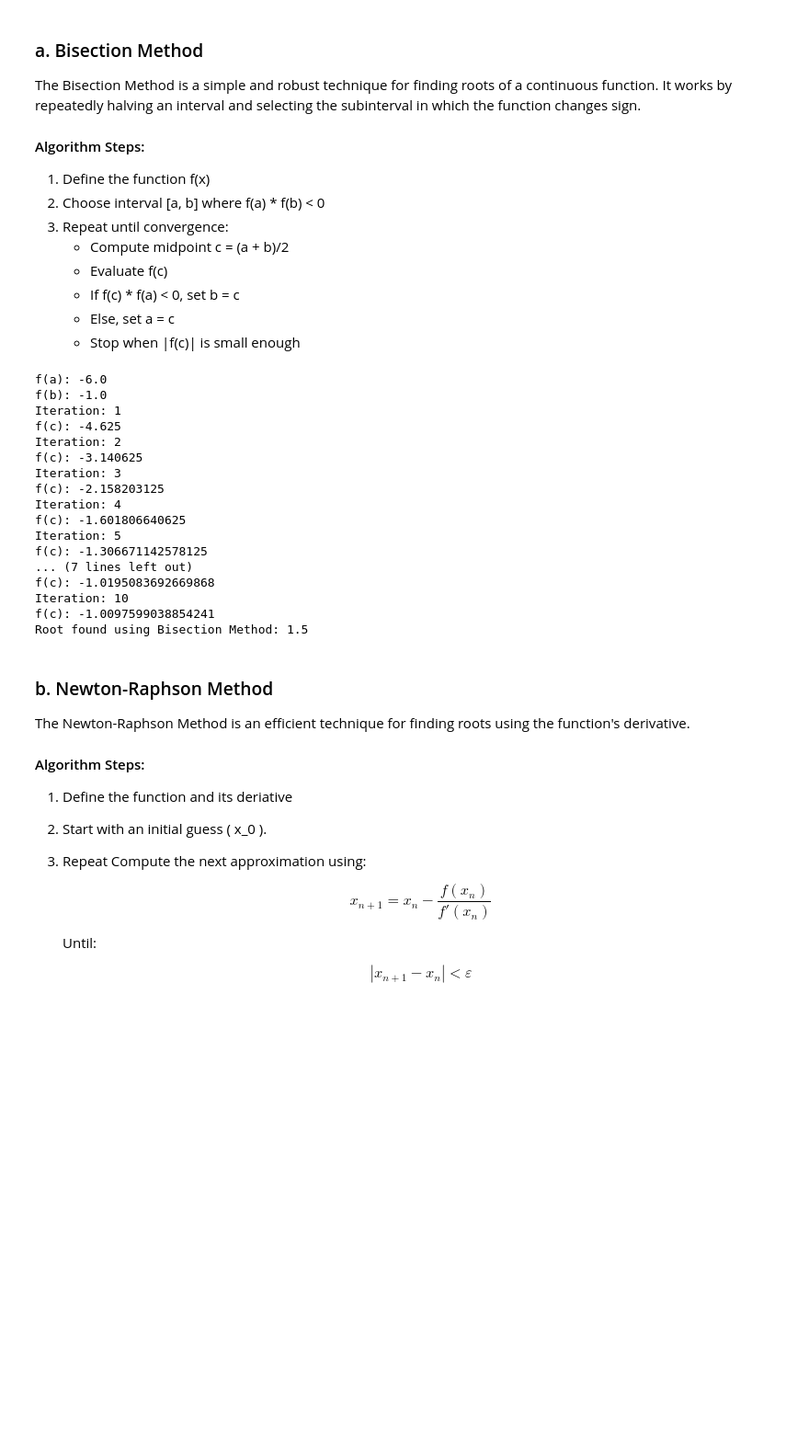
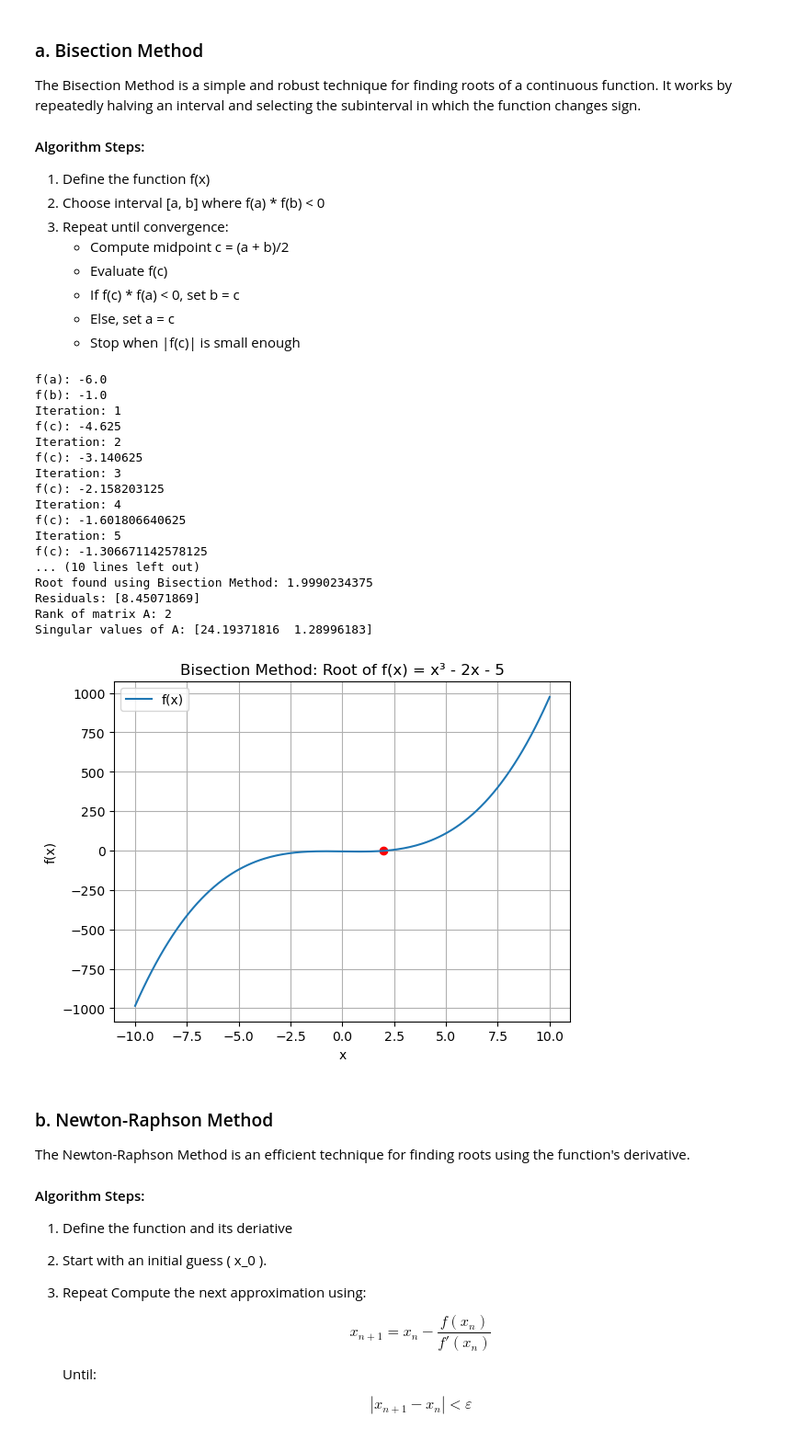
Before and after one commit to chloek27/MEGR2810, a Jupyter notebook: Lecture 9 Basic_Numerical_Methods.ipynb, the cells around one changed output. Shown at 92% size. Saved outputs shown, nothing was run; the diff lists cells and outputs as text; code cells hidden in the pictures; blank space fills up the shorter version.

```diff
--- a/Lecture 9 Basic_Numerical_Methods.ipynb
+++ b/Lecture 9 Basic_Numerical_Methods.ipynb
@@ -116,39 +156,62 @@ tolerance = 0.000001
 iterations = 10
 
 i = 0
+root_bisection = None
+
 while i < iterations:
     print("Iteration:", i+1)
     c = (a + b) / 2
     print("f(c):", f(c))
     if f(c) * f(a) < 0:
         b = c
     else:
         a = c
     i += 1
     if abs(f(c)) <= tolerance:
         root_bisection = c
         break
 
+if root_bisection is None:
+    root_bisection = c
+
 print("Root found using Bisection Method:", root_bisection)
+
 # Your code to plot the function and the root found
+x = np.linspace(-10, 10, 200)
+y = f(x)
+
+print("Residuals:", residuals)
+print("Rank of matrix A:", rank)
+print("Singular values of A:", s)
+
+plt.figure()
+plt.plot(x, y, label='f(x)')
+plt.scatter([root_bisection], [f(root_bisection)], color='red')
+plt.title("Bisection Method: Root of f(x) = x³ - 2x - 5")
+plt.xlabel("x")
+plt.ylabel("f(x)")
+plt.legend()
+plt.grid(True)
+plt.show()
 # %% [output]
 f(a): -6.0
 f(b): -1.0
 Iteration: 1
 f(c): -4.625
 Iteration: 2
 f(c): -3.140625
 Iteration: 3
 f(c): -2.158203125
 Iteration: 4
 f(c): -1.601806640625
 Iteration: 5
 f(c): -1.306671142578125
-... (7 lines left out)
-f(c): -1.0195083692669868
-Iteration: 10
-f(c): -1.0097599038854241
-Root found using Bisection Method: 1.5
+... (10 lines left out)
+Root found using Bisection Method: 1.9990234375
+Residuals: [8.45071869]
+Rank of matrix A: 2
+Singular values of A: [24.19371816  1.28996183]
+[figure, added]
 # %% [markdown]
 
 ### b. Newton-Raphson Method
```
Also changed, not shown: parts of 3 cells of this notebook.
